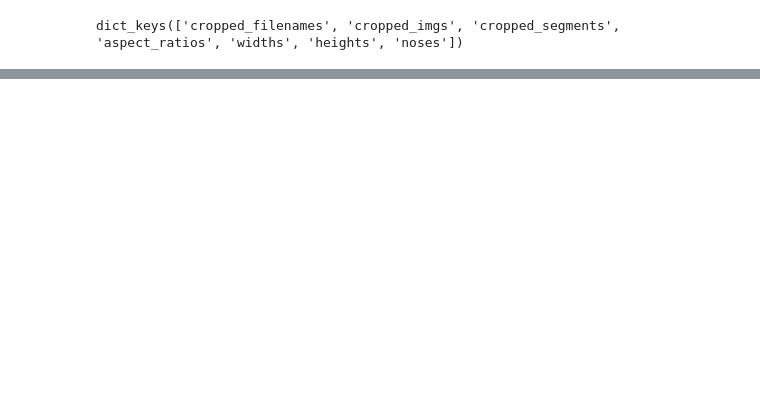
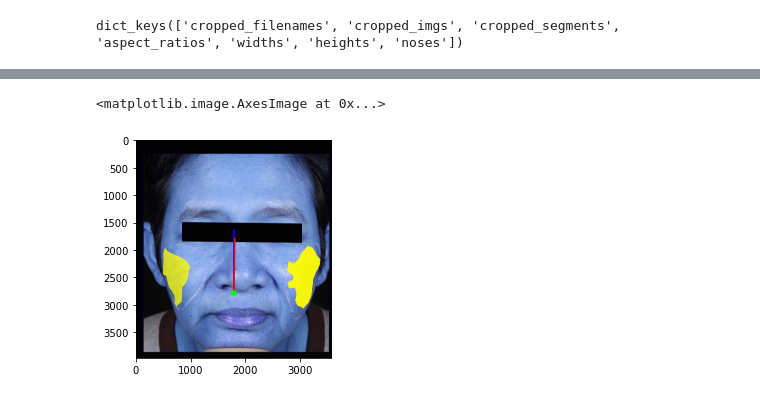
Before and after one commit to thanit456/face_analyzer, a Jupyter notebook: test_algo.ipynb, the cells around one changed output, grey strips where cells are left out. Saved outputs shown, nothing was run; the diff lists cells and outputs as text; code cells hidden in the pictures; blank space fills up the shorter version.

```diff
--- a/test_algo.ipynb
+++ b/test_algo.ipynb
@@ -95,3 +186,11 @@ yoff = -310.79121881723404
+# %%
+import cv2
+rounded_standard_nose = [round(e) for e in standard_nose]
+cv2.circle(bg, rounded_standard_nose, 50, (0,255,0), -1)
+plt.imshow(bg)
+# %% [output]
+<matplotlib.image.AxesImage at 0x...>
+[figure, added]
 # %%
 from shapely.geometry import Polygon
 def create_face_heatmaps(max_width, max_height, segments, patch_size=(100,100)):
```
Also changed, not shown: parts of 15 cells of this notebook, 3 other files.
